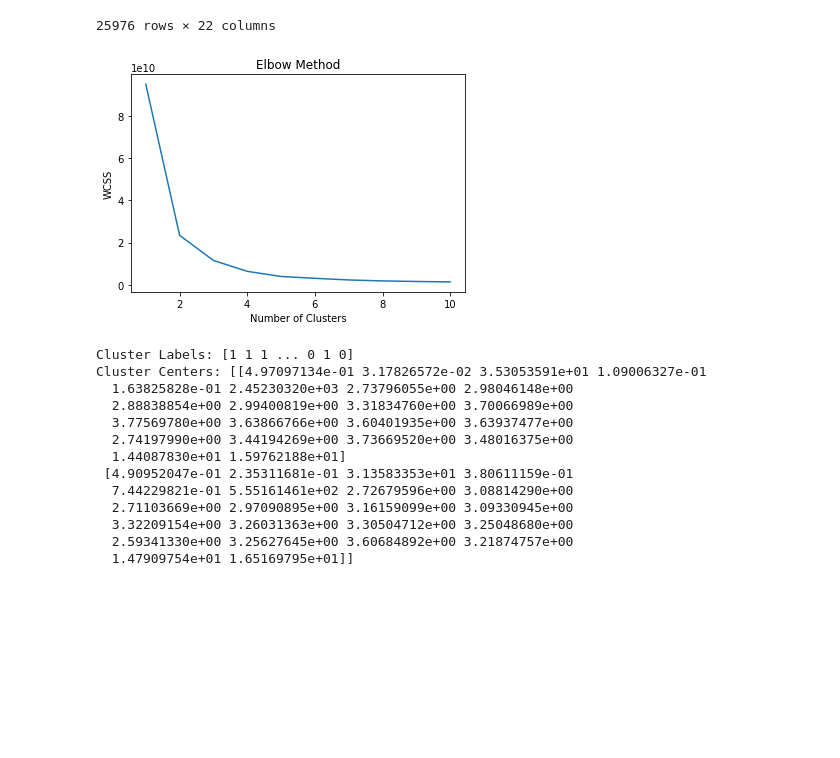
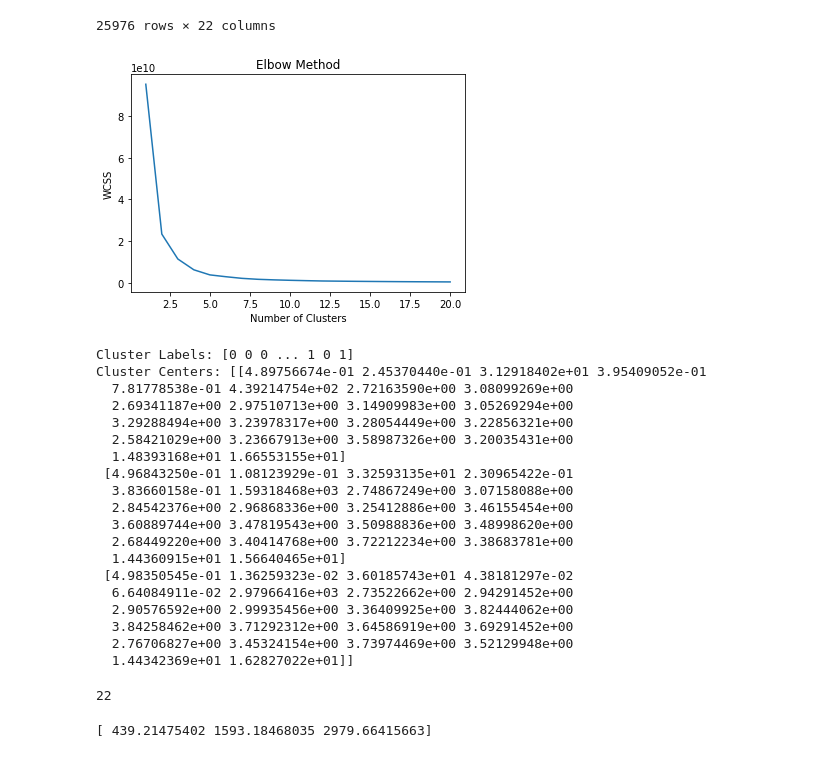
Before and after one commit to norhanreda/Air-line-passenger-satisfaction, a Jupyter notebook: models/kmean_cluster.ipynb, the cells around one changed output. Drawn from its saved outputs; the diff is of its cells as text; code cells hidden in the pictures; blank space fills up the shorter version.

```diff
--- a/models/kmean_cluster.ipynb
+++ b/models/kmean_cluster.ipynb
@@ -72,23 +74,38 @@ test
 # %%
 # Calculate WCSS for different values of k
 wcss = []
-for i in range(1, 11):
+for i in range(1, 21):
     kmeans = KMeans(n_clusters=i, init='k-means++', max_iter=300, n_init=10, random_state=0)
     kmeans.fit(X)
     wcss.append(kmeans.inertia_)
 
 # Plot the elbow curve
-plt.plot(range(1, 11), wcss)
+# plt.figure(figsize=(24,7))
+plt.plot(range(1, 21), wcss)
 plt.title('Elbow Method')
 plt.xlabel('Number of Clusters')
 plt.ylabel('WCSS')
 plt.show()
+
+# # Elbow method
+# wcss = []
+# for i in range(1, 21):
+#     kmeans = KMeans(n_clusters = i, init = 'k-means++', random_state = 42)
+#     kmeans.fit(X)
+#     wcss.append(kmeans.inertia_)
+# plt.figure(figsize=(24,7))
+# plt.plot(range(1, 21), wcss)
+# plt.title('The Elbow Method')
+# plt.xlabel('Number of clusters')
+# plt.ylabel('WCSS')
+# plt.show()
+# # Shows 2 clusters to be formed:
 # %% [output]
-[figure, old version]
+[figure, new version]
 # %%
 
 # Create a K-Means object
-kmeans = KMeans(n_clusters=2)  # Specify the number of clusters (k)
+kmeans = KMeans(n_clusters=3)  # Specify the number of clusters (k)
 
 # Train the K-Means model
 kmeans.fit(X)
@@ -103,16 +120,26 @@ centers = kmeans.cluster_centers_
 print("Cluster Labels:", labels)
 print("Cluster Centers:", centers)
 # %% [output]
-Cluster Labels: [1 1 1 ... 0 1 0]
-Cluster Centers: [[4.97097134e-01 3.17826572e-02 3.53053591e+01 1.09006327e-01
-  1.63825828e-01 2.45230320e+03 2.73796055e+00 2.98046148e+00
-  2.88838854e+00 2.99400819e+00 3.31834760e+00 3.70066989e+00
-  3.77569780e+00 3.63866766e+00 3.60401935e+00 3.63937477e+00
-  2.74197990e+00 3.44194269e+00 3.73669520e+00 3.48016375e+00
-  1.44087830e+01 1.59762188e+01]
- [4.90952047e-01 2.35311681e-01 3.13583353e+01 3.80611159e-01
-  7.44229821e-01 5.55161461e+02 2.72679596e+00 3.08814290e+00
-  2.71103669e+00 2.97090895e+00 3.16159099e+00 3.09330945e+00
-  3.32209154e+00 3.26031363e+00 3.30504712e+00 3.25048680e+00
-  2.59341330e+00 3.25627645e+00 3.60684892e+00 3.21874757e+00
-  1.47909754e+01 1.65169795e+01]]
+Cluster Labels: [0 0 0 ... 1 0 1]
+Cluster Centers: [[4.89756674e-01 2.45370440e-01 3.12918402e+01 3.95409052e-01
+  7.81778538e-01 4.39214754e+02 2.72163590e+00 3.08099269e+00
+  2.69341187e+00 2.97510713e+00 3.14909983e+00 3.05269294e+00
+  3.29288494e+00 3.23978317e+00 3.28054449e+00 3.22856321e+00
+  2.58421029e+00 3.23667913e+00 3.58987326e+00 3.20035431e+00
+  1.48393168e+01 1.66553155e+01]
+ [4.96843250e-01 1.08123929e-01 3.32593135e+01 2.30965422e-01
+  3.83660158e-01 1.59318468e+03 2.74867249e+00 3.07158088e+00
+  2.84542376e+00 2.96868336e+00 3.25412886e+00 3.46155454e+00
+  3.60889744e+00 3.47819543e+00 3.50988836e+00 3.48998620e+00
+  2.68449220e+00 3.40414768e+00 3.72212234e+00 3.38683781e+00
+  1.44360915e+01 1.56640465e+01]
+ [4.98350545e-01 1.36259323e-02 3.60185743e+01 4.38181297e-02
+  6.64084911e-02 2.97966416e+03 2.73522662e+00 2.94291452e+00
+  2.90576592e+00 2.99935456e+00 3.36409925e+00 3.82444062e+00
+  3.84258462e+00 3.71292312e+00 3.64586919e+00 3.69291452e+00
+  2.76706827e+00 3.45324154e+00 3.73974469e+00 3.52129948e+00
+  1.44342369e+01 1.62827022e+01]]
+# %%
+print(len(centers[0]))
+# %% [output]
+22
@@ -118,0 +150,4 @@ Cluster Centers: [[4.97097134e-01 3.17826572e-02 3.53053591e+01 1.09006327e-01
+# %%
+print(centers[:, 5])
+# %% [output]
+[ 439.21475402 1593.18468035 2979.66415663]
```
Also changed, not shown: parts of 10 cells of this notebook, 1 other file.
